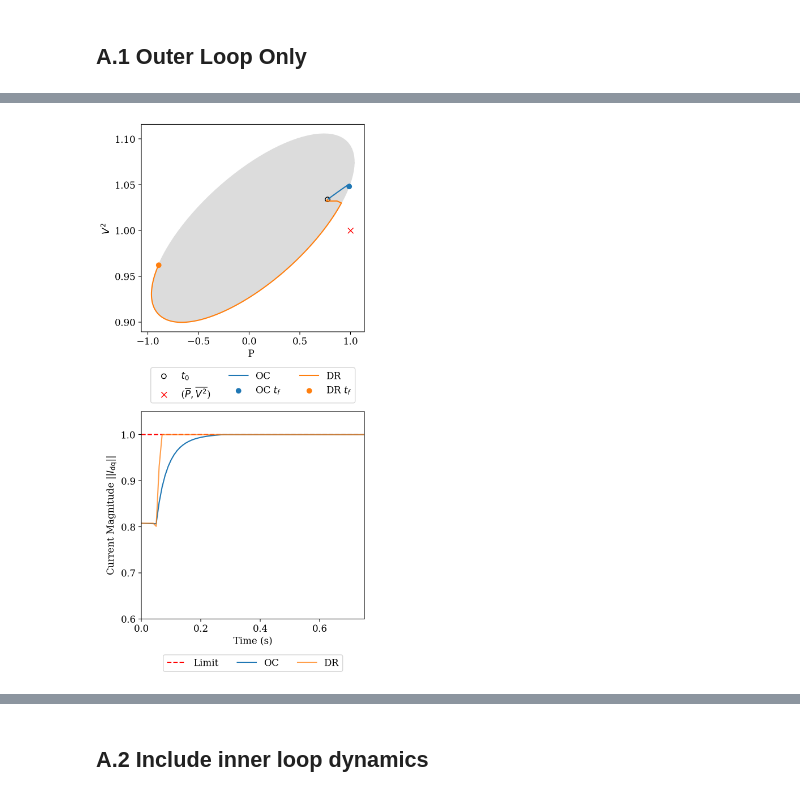
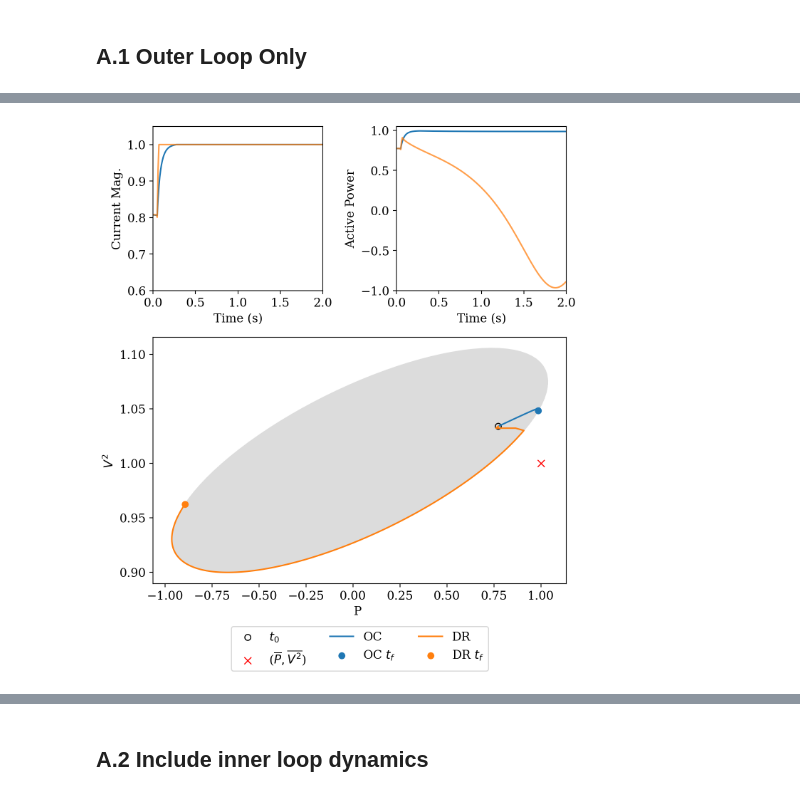
Before and after one commit to lpstreitmatter/Optimal-Safe-Converter-Control, a Jupyter notebook: Optimal_Safe_Converter_Control.ipynb, the cells around one changed output, grey strips where cells are left out. Cells and saved outputs as stored; diff of their text form; code cells hidden in the pictures.

```diff
--- a/Optimal_Safe_Converter_Control.ipynb
+++ b/Optimal_Safe_Converter_Control.ipynb
@@ -46,12 +57,19 @@ I_base = S_base/(3*V_base) # for per unit (phase, RMS)
 Z_base = V_base / I_base # for per unit
 
 Imag_lim_val = i_nom_val
+
 # Filter and line parameters
 r_i_val, r_g_val = 0.4, 0.9
 l_i_val, l_g_val =  1.5e-3, 2e-3
 c_val = 10e-7
-L = l_i_val+l_g_val
-R = r_i_val+r_g_val
+
+# Equivalent impedance (using Edq)
+Zeq = calculate_Zeq(r_i_val, l_i_val, r_g_val, l_g_val, c_val, omega_nom_val)
+R, X = float(np.real(Zeq)), float(np.imag(Zeq))
+L = X/(omega_nom_val)
+
+# Equivalent impedance using Vc is simply R_i + j omega L_i
+
 Vg = np.array([v_nom_val,0])
 starttime = 0.05
 endtime = 2
@@ -64,8 +82,8 @@ Imag_lim_val_pu = i_nom_val_pu
 r_i_val_pu, r_g_val_pu = r_i_val/Z_base, r_g_val/Z_base
 l_i_val_pu, l_g_val_pu =  l_i_val/Z_base, l_g_val/Z_base # technically incorrect pu expression but works with code
 c_val_pu = c_val * Z_base # (c_pu = c_val/Y_base = c_val * Z_base) # technically incorrect pu expression but works with code
-L_pu = l_i_val_pu + l_g_val_pu
-R_pu = r_i_val_pu + r_g_val_pu
+L_pu = L/Z_base
+R_pu = R/Z_base
 Vg_pu = Vg / V_base
 # %% [markdown]
 # A. Setpoint change (droop comparison)
@@ -103,26 +124,41 @@ ts_dr, Idq_of_t_dr, Vdqref_of_t_dr, Vdqactual_of_t_dr, P_of_t_dr, V2_of_t_dr, Vm
 # %%
 # HORIZONTAL:
-# fig,(ax1,ax2) = plt.subplots(1,2,figsize=(10,5))
+# fig,(ax1,ax2) = plt.subplots(1,2,figsize=(5,10))
 
 # VERTICAL:
-fig,(ax1,ax2) = plt.subplots(2,1,figsize=(5,10))
+fig = plt.figure(figsize=(7, 8))
+gs = gridspec.GridSpec(2, 2, figure=fig, height_ratios=[1, 1.5])
+
+# Top plot (spans both columns)
+ax1 = fig.add_subplot(gs[1, :])
+ax2 = fig.add_subplot(gs[0,0])
+ax2a = fig.add_subplot(gs[0,1])
+#fig,(ax1,ax2) = plt.subplots(2,1,figsize=(5,10))
 plot.plot_S(np.vstack([var1_of_t_oc,var2_of_t_oc]).T, new_setpoints,var_names,
            Imag_lim_val_pu,v_nom_val_pu,L_pu,R_pu,omega_nom_val,
            units = ["",""], ax = ax1, pu=perunit, second_trajectory=np.vstack([P_of_t_dr,V2_of_t_dr]).T, two_traj_labels=["OC","DR"])
 
-ax2.plot(ts_oc, np.ones(len(ts_oc))*Imag_lim_val_pu,'r--',label="Limit")
+#ax2.plot(ts_oc, np.ones(len(ts_oc))*Imag_lim_val_pu,'r--',label="Limit")
 ax2.plot(ts_oc, np.linalg.norm(Idq_of_t_oc,axis=0),c='C0',label="OC")
 ax2.plot(ts_dr, np.linalg.norm(Idq_of_t_dr,axis=0),c='C1',label="DR",alpha=0.75)
-ax2.legend(loc='upper center', bbox_to_anchor=(0.5, -0.15),ncol=3)
-ax2.set_ylim([0,1.05])
+#ax2.legend(loc='upper center', bbox_to_anchor=(0.5, -0.15),ncol=3)
 ax2.set_xlabel("Time (s)")
-ax2.set_ylabel(r"Current Magnitude $||I_\mathrm{dq}||$")
+ax2.set_ylabel(r"Current Mag.")
+
+ax2a.plot(ts_oc, var1_of_t_oc,c='C0', label="OC")
+ax2a.plot(ts_dr, P_of_t_dr,c='C1',alpha=0.75, label="DR")
+#ax2a.legend(loc='upper center', bbox_to_anchor=(0.5, -0.15),ncol=3)
+ax2a.set_xlabel("Time (s)")
+ax2a.set_ylabel(r"Active Power")
 
 # Zoom in
-ax2.set_xlim([0,0.75])
+xlim = [0,2]
+ax2.set_xlim(xlim)
+ax2a.set_xlim(xlim)
 ax2.set_ylim([0.6,1.05])
+ax2a.set_ylim([-1,1.05])
 
 plt.tight_layout()
-plt.savefig("vert_setpoint_droop.png")
+#plt.savefig("vert_setpoint_droop.png")
 # %% [output]
-[figure, old version]
+[figure, new version]
```
Also changed, not shown: parts of 24 cells of this notebook, 4 other files.
